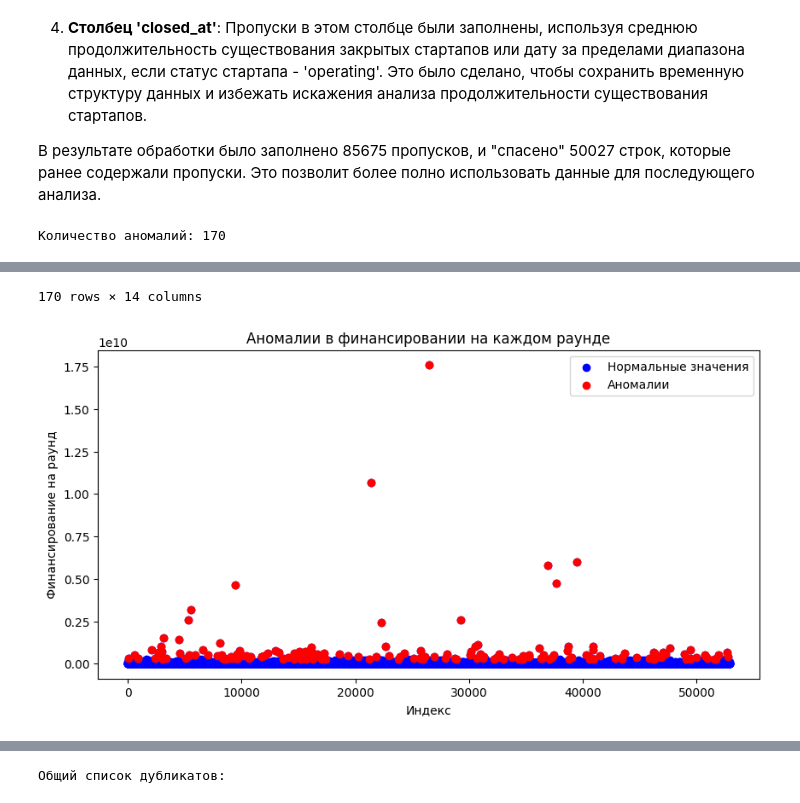
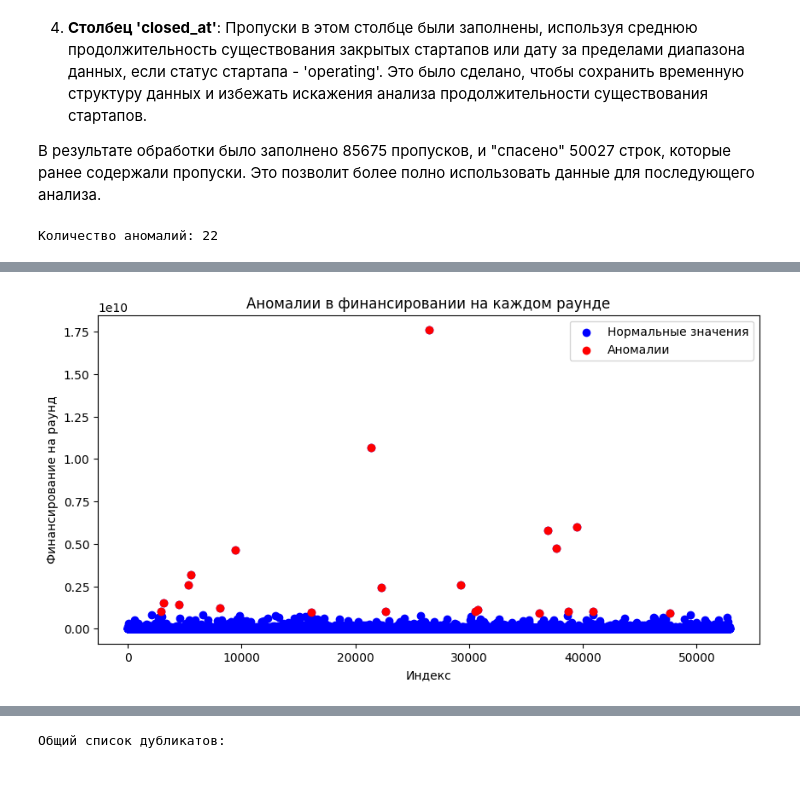
Before and after one commit to IvanovMaxim1992/Masterskay, a Jupyter notebook: Мастерская1.ipynb, the cells around one changed output, grey strips where cells are left out. Cells and saved outputs as stored; diff of their text form; code cells hidden in the pictures.

```diff
--- a/Мастерская1.ipynb
+++ b/Мастерская1.ipynb
@@ -406,0 +357,37 @@ memory usage: 5.2+ MB
+# %%
+def fill_first_funding_at(df):
+    # Вычисление средней разницы между 'founded_at' и 'first_funding_at'
+    average_diff = (df['first_funding_at'] - df['founded_at']).mean()
+
+    # Заполнение пропусков в 'first_funding_at' для строк, где 'funding_total_usd' и 'funding_rounds' больше 0
+    df.loc[(df['first_funding_at'].isnull()) & (df[['funding_total_usd', 'funding_rounds']].sum(axis=1) > 0), 'first_funding_at'] = df['founded_at'] + average_diff
+
+    # Заполнение пропусков в 'first_funding_at' для строк, где 'funding_total_usd' и 'funding_rounds' равны 0
+    df.loc[(df['first_funding_at'].isnull()) & (df[['funding_total_usd', 'funding_rounds']].sum(axis=1) == 0), 'first_funding_at'] = pd.to_datetime('2099-12-31')
+
+    return df
+
+def fill_closed_at(df):
+    # Вычисление средней продолжительности существования закрытых стартапов
+    closed_df = df[df['status'] == 'closed']
+    average_duration = (closed_df['closed_at'] - closed_df['founded_at']).mean()
+
+    # Заполнение пропусков в 'closed_at'
+    df.loc[(df['closed_at'].isnull()) & (df['status'] == 'operating'), 'closed_at'] = pd.to_datetime('2099-12-31')
+    df.loc[(df['closed_at'].isnull()) & (df['status'] == 'closed'), 'closed_at'] = df['founded_at'] + average_duration
+
+    return df
+
+df = fill_first_funding_at(df)
+df = fill_closed_at(df)
+
+
+df.info()
+display(df.head(10))
+# Вычисление общего количества пропусков и строк с пропусками после заполнения
+total_missing_after = df.isnull().sum().sum()
+total_rows_with_missing_after = df[df.isnull().any(axis=1)].drop_duplicates().shape[0]
+
+# Вывод результатов
+print(f'Количество заполненных пропусков: {total_missing_before - total_missing_after}')
+print(f'Количество "спасенных" строк: {total_rows_with_missing_before - total_rows_with_missing_after}')
@@ -420,7 +441,7 @@ memory usage: 5.2+ MB
 df['funding_per_round'] = df['funding_total_usd'] / df['funding_rounds']
 # Вычисляем квантили
 Q1 = df['funding_per_round'].quantile(0.01)
-Q3 = df['funding_per_round'].quantile(0.99)
+Q3 = df['funding_per_round'].quantile(0.998)
 IQR = Q3 - Q1
 
 # Определяем границы для определения аномалий
@@ -433,7 +454,10 @@ anomalies = df[(df['funding_per_round'] < lower_bound) | (df['funding_per_round'
 # Выводим количество аномалий
 print('Количество аномалий:', anomalies.shape[0])
 
-# Выводим таблицу с аномальными строками
+# Сортируем таблицу с аномалиями по 'funding_per_round'
+anomalies = anomalies.sort_values(by='funding_per_round')
+
+# Выводим отсортированную таблицу
 display(anomalies)
 
 # Визуализируем аномалии
@@ -453,5 +477,5 @@ df = df[(df['funding_per_round'] >= lower_bound) & (df['funding_per_round'] <= u
 # Удаляем созданный столбец
 df = df.drop('funding_per_round', axis=1)
 # %% [output]
-Количество аномалий: 170
+Количество аномалий: 22
 |  | name | category_list | funding_total_usd | status | country_code | state_code | region | city | ... |
@@ -469,5 +498,4 @@ df = df.drop('funding_per_round', axis=1)
-170 rows × 14 columns
-[figure, old version]
+[figure, new version]
 # %% [markdown]
 ---
 
```
Also changed, not shown: parts of 9 cells of this notebook.
